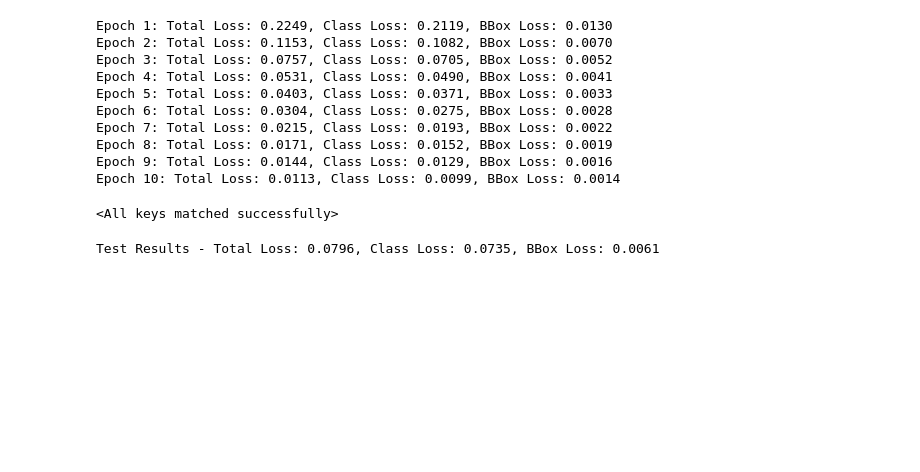
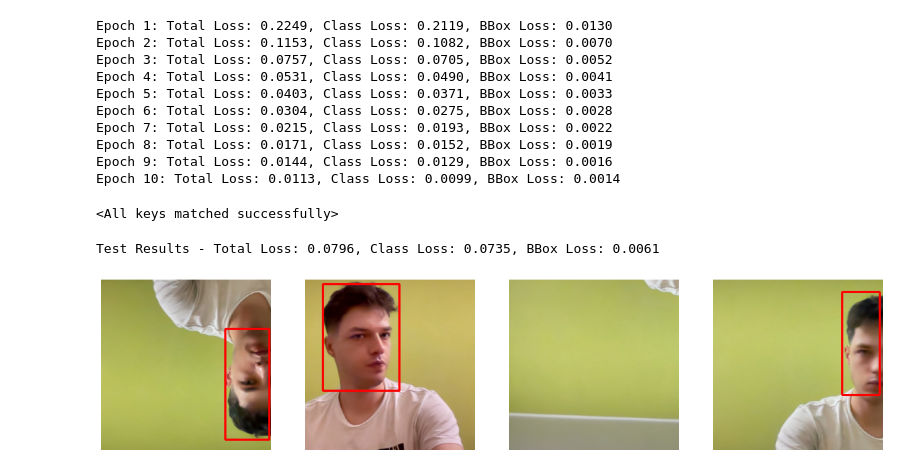
Before and after one commit to kvba1/FaceDetector-Neural-Network-for-Face-Detection-using-CNN, a Jupyter notebook: faceRecognition.ipynb, the cells around one changed output. Saved outputs shown, nothing was run; the diff lists cells and outputs as text; code cells hidden in the pictures; blank space fills up the shorter version.

```diff
--- a/faceRecognition.ipynb
+++ b/faceRecognition.ipynb
@@ -361,27 +361,34 @@ Test Results - Total Loss: 0.0796, Class Loss: 0.0735, BBox Loss: 0.0061
 # %%
 fig, ax = plt.subplots(ncols=4, figsize=(20, 20))
 FaceTrackerModel.eval()
 
 sample_images, _ = next(iter(train_dataloader))
 
 for idx in range(4):
     sample_image = sample_images[idx]
     mps_img = sample_image.to('mps').unsqueeze(0)
 
     class_pred, bbox_pred = FaceTrackerModel(mps_img)
 
-    bbox_pred = bbox_pred.squeeze(0).cpu().detach().numpy()
+    if class_pred > 0.5:
 
-    start_point = tuple((bbox_pred[:2] * [240, 240]).astype(int))
-    end_point = tuple((bbox_pred[2:] * [240, 240]).astype(int))
+        bbox_pred = bbox_pred.squeeze(0).cpu().detach().numpy()
 
-    sample_image_np = sample_image.permute(1, 2, 0).numpy()
-    sample_image_np = (sample_image_np * 255).astype(np.uint8)
-    sample_image_np = np.ascontiguousarray(sample_image_np)
+        start_point = tuple((bbox_pred[:2] * [240, 240]).astype(int))
+        end_point = tuple((bbox_pred[2:] * [240, 240]).astype(int))
 
-    cv2.rectangle(sample_image_np, start_point, end_point, (255, 0, 0), 2)
+        sample_image_np = sample_image.permute(1, 2, 0).numpy()
+        sample_image_np = (sample_image_np * 255).astype(np.uint8)
+        sample_image_np = np.ascontiguousarray(sample_image_np)
 
-    ax[idx].imshow(sample_image_np)
-    ax[idx].axis('off')
+        cv2.rectangle(sample_image_np, start_point, end_point, (255, 0, 0), 2)
+
+        ax[idx].imshow(sample_image_np)
+        ax[idx].axis('off')
+    else:
+        ax[idx].imshow(sample_image.permute(1, 2, 0))
+        ax[idx].axis('off')
 
 plt.show()
+# %% [output]
+[figure, added]
```
Also changed, not shown: parts of 1 cell of this notebook.
